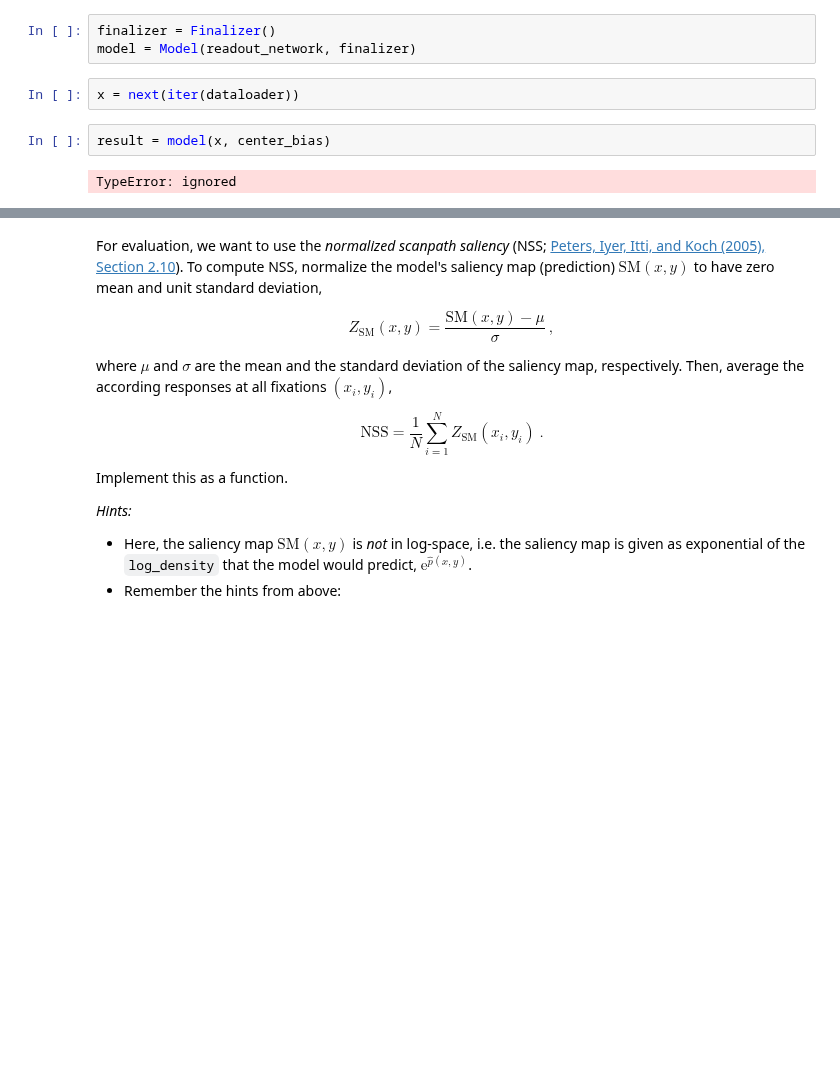
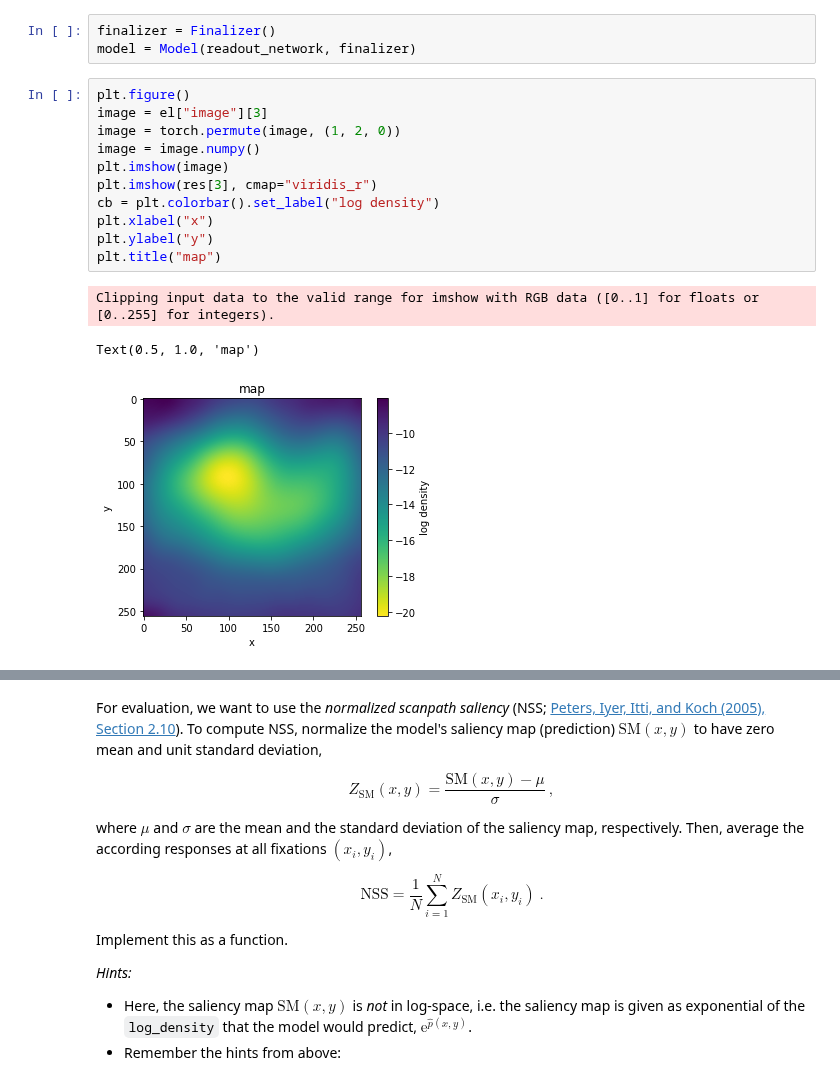
Before and after one commit to jonaden94/deepl-ecker-21-22, a Jupyter notebook: Ex4_2021.ipynb, the cells around one changed output, grey strips where cells are left out. Drawn from its saved outputs; the diff is of its cells as text; blank space fills up the shorter version.

```diff
--- a/Ex4_2021.ipynb
+++ b/Ex4_2021.ipynb
@@ -518,12 +515,21 @@ class Model(nn.Module):
 # %%
 finalizer = Finalizer()
 model = Model(readout_network, finalizer)
-# %%
-x = next(iter(dataloader))
-# %%
-result = model(x, center_bias)
-# %% [output]
-TypeError: ignored
+# %%
+plt.figure()
+image = el["image"][3]
+image = torch.permute(image, (1, 2, 0))
+image = image.numpy()
+plt.imshow(image)
+plt.imshow(res[3], cmap="viridis_r")
+cb = plt.colorbar().set_label("log density")
+plt.xlabel("x")
+plt.ylabel("y")
+plt.title("map")
+# %% [output]
+Clipping input data to the valid range for imshow with RGB data ([0..1] for floats or [0..255] for integers).
+Text(0.5, 1.0, 'map')
+[figure, added]
 # %% [markdown]
 **Define the metrics**
 
```
Also changed, not shown: parts of 27 cells of this notebook.
